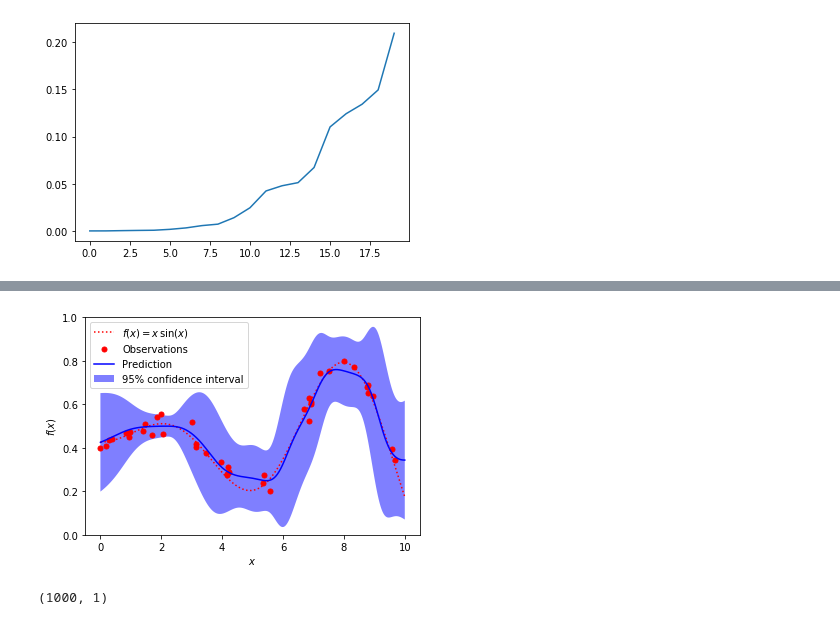
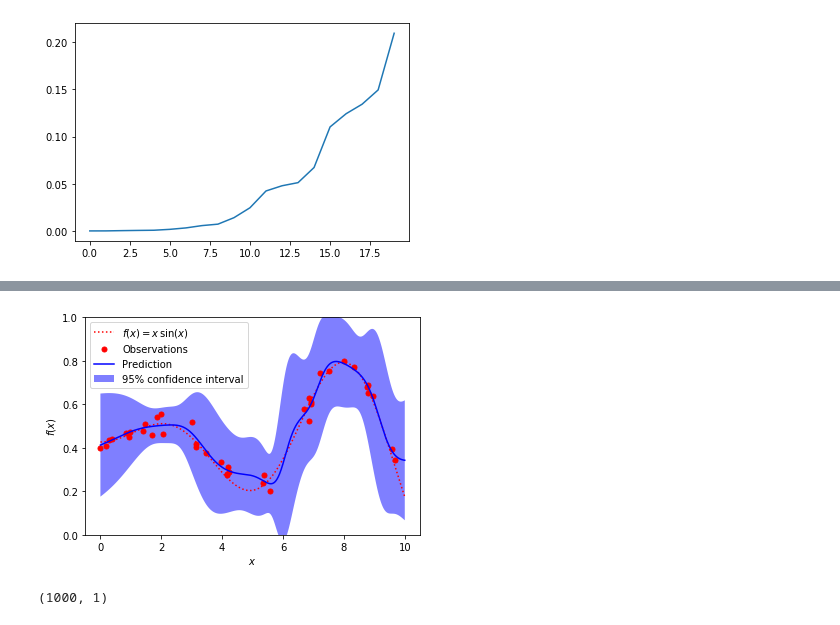
Before and after one commit to fagonzalezo/qmc, a Jupyter notebook: examples/qmregression.ipynb, the cells around one changed output, grey strips where cells are left out. Cells and saved outputs as stored; diff of their text form; code cells hidden in the pictures.

```diff
--- a/examples/qmregression.ipynb
+++ b/examples/qmregression.ipynb
@@ -154,10 +153,10 @@ eig_vals = qmr2.set_rho(qmr.get_rho())
 optimizer = tf.keras.optimizers.Adam(learning_rate=0.005)
 
 def loss(y_true, y_pred):
-    return tf.keras.losses.mean_squared_error(y_true, y_pred[:,0:1]) +  0.1 * y_pred[:, 1:2]
+    return tf.keras.losses.mean_squared_error(y_true, y_pred[:,0:1]) +  0.05 * y_pred[:, 1:2]
 
 qmr2.compile(optimizer, loss=loss)
-qmr2.fit(X, y1, epochs=10)
+qmr2.fit(X, y1, epochs=20)
 
 # Plot the function, the prediction and the 95% confidence interval based on
 # the MSE
@@ -201,2 +197,2 @@ Epoch 10/10
-[figure, old version]
+[figure, new version]
 (1000, 1)
```
Also changed, not shown: parts of 3 cells of this notebook.
